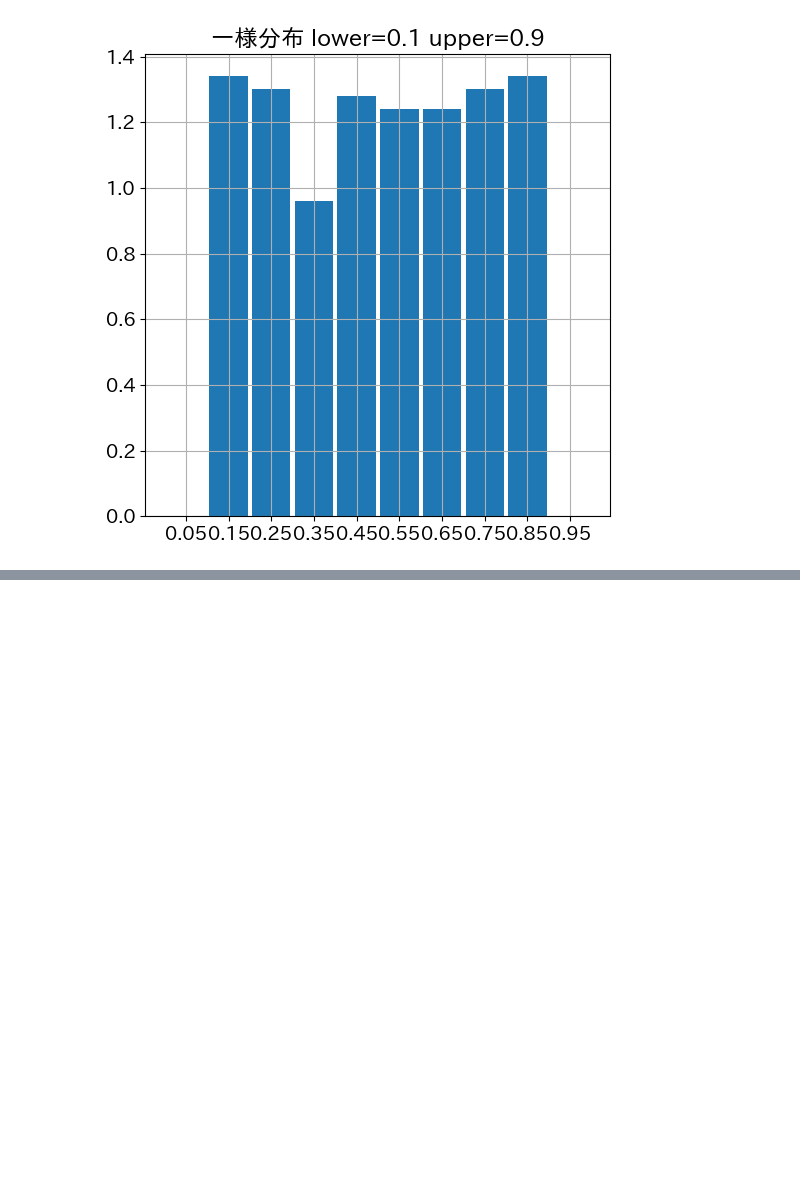
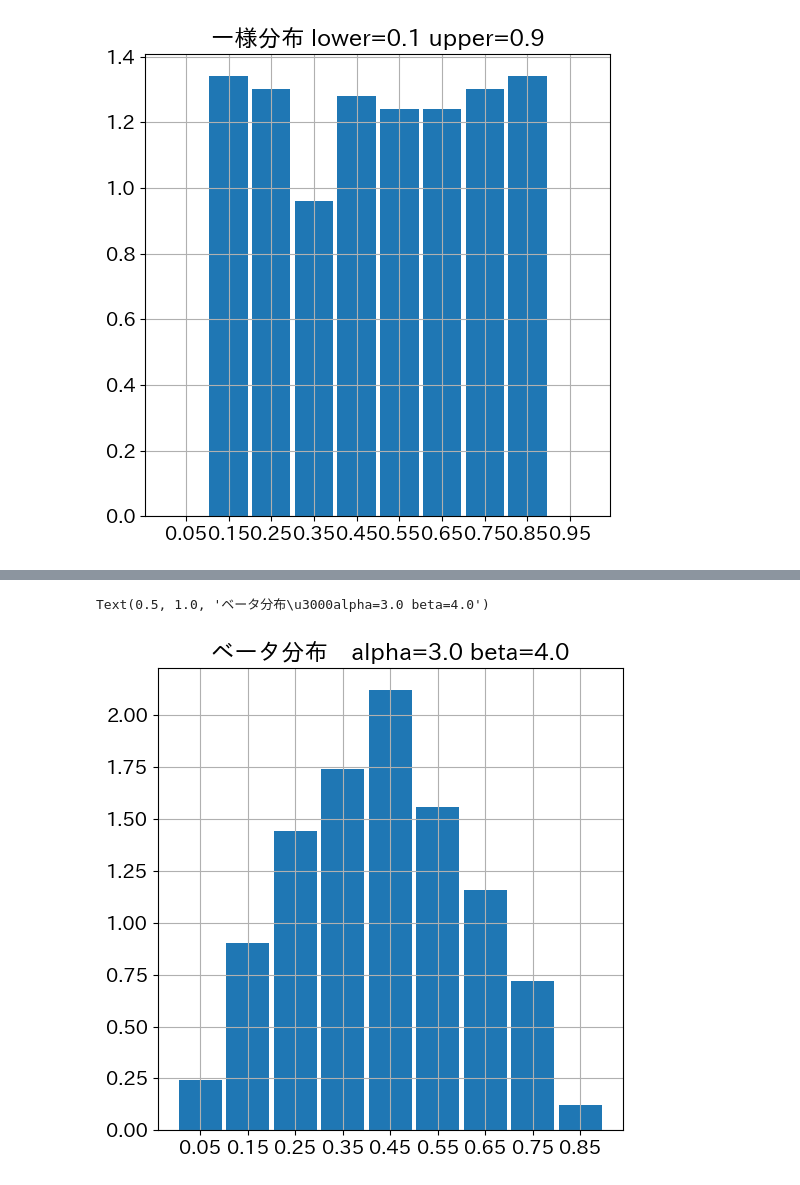
Before and after one commit to maton369/Bayesian_Inference_Practice, a Jupyter notebook: 2章_よく利用される確率分布.ipynb, the cells around one changed output, grey strips where cells are left out. Cells and saved outputs as stored; diff of their text form; code cells hidden in the pictures; blank space fills up the shorter version.

```diff
--- a/2章_よく利用される確率分布.ipynb
+++ b/2章_よく利用される確率分布.ipynb
@@ -1536,0 +1817,62 @@ Text(0.5, 1.0, '一様分布 lower=0.1 upper=0.9')
+# %%
+# ベータ分布から得られた事前サンプル p_samples8 のヒストグラムを描画するコード
+
+# bins の定義
+# np.arange(0, 1.0, 0.1) により、
+#   0.0, 0.1, 0.2, ..., 0.9
+# という 0.1 刻みのビン境界を生成している。
+#
+# この bins は「ビンの境界値（端点）」として解釈されるため、
+# 区間 [0, 1) を
+#
+#   [0.0, 0.1), [0.1, 0.2), ..., [0.8, 0.9)
+#
+# のように等幅に分割したヒストグラムが描かれるイメージになる。
+# （※1.0 ちょうどの点を明示的に含めたい場合は、例えば np.arange(0, 1.1, 0.1) のように
+#  右端を 1.0 を超える値にする、という設計もあり得る。）
+#
+# ここで可視化している p_samples8 は
+#
+#   p ~ Beta(α, β)
+#
+# からのサンプル列なので、このヒストグラムは
+# 「ベータ分布の形状を標本分布として近似したもの」とみなすことができる。
+bins = np.arange(0, 1.0, 0.1)
+
+# ArviZ による分布の可視化（ヒストグラム）
+# az.plot_dist に kind='hist' を指定することで、
+# 与えたサンプル列 p_samples8 に対するヒストグラムを描画している。
+#
+# p_samples8 は事前分布
+#
+#   p ~ Beta(α, β)
+#
+# のサンプル列 { p^{(s)} } に対応し、その理論的な密度関数は
+#
+#   f(p | α, β) = 1 / B(α, β) * p^(α-1) (1-p)^(β-1),   0 < p < 1
+#
+# である。
+# ヒストグラムは、標本の相対度数を高さとすることで、
+# この f(p | α, β) を「離散的に近似したもの」として解釈できる。
+#
+# Beta(3,4)（今回の α=3, β=4）の場合、理論的平均は
+#
+#   E[p] = α / (α + β) = 3 / 7 ≈ 0.4286
+#
+# となるため、ヒストグラムの山も 0.4 付近に位置し、
+# p=0〜1 の範囲内で「0.5 よりやや小さい値」が多めに出現するような形状になるはずである。
+ax = az.plot_dist(p_samples8, kind="hist", hist_kwargs={"bins": bins})
+
+# グラフタイトルの設定
+# タイトルに alpha, beta の値を含めることで、
+# このヒストグラムが
+#
+#   p ~ Beta(alpha, beta)
+#
+# の事前サンプルに対応していることが一目で分かるようになっている。
+# 今後、異なる事前（例: Beta(1,1), Beta(10,2) など）と比較する際にも、
+# どの図がどの事前パラメータに対応するかを素早く識別できる点で有用である。
+ax.set_title(f"ベータ分布　alpha={alpha} beta={beta}")
+# %% [output]
+Text(0.5, 1.0, 'ベータ分布\u3000alpha=3.0 beta=4.0')
+[figure, added]
```
Also changed, not shown: parts of 7 cells of this notebook.
